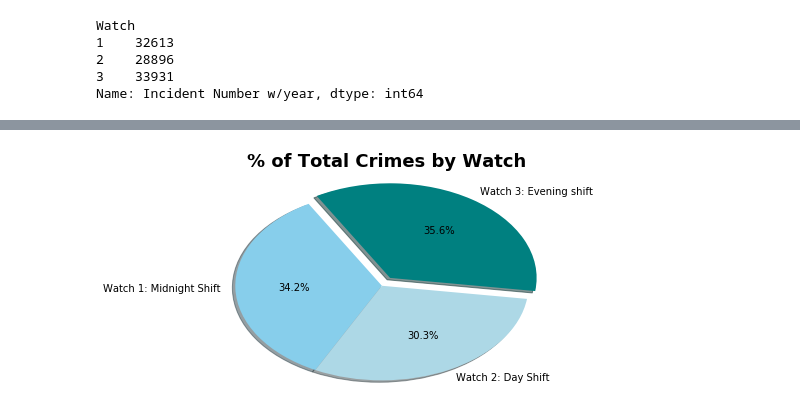
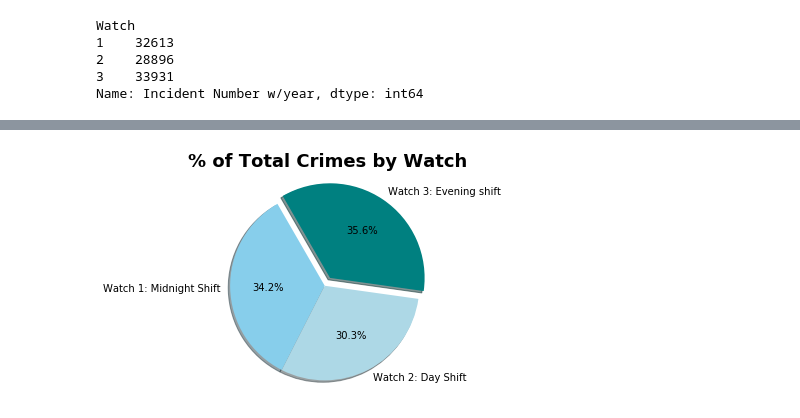
Before and after one commit to benjaminpodell/Project_1, a Jupyter notebook: groupb_beta.ipynb, the cells around one changed output, grey strips where cells are left out. Drawn from its saved outputs; the diff is of its cells as text; code cells hidden in the pictures.

```diff
--- a/groupb_beta.ipynb
+++ b/groupb_beta.ipynb
@@ -119,7 +119,7 @@ minutes_time_df.head()
 | 4 | 528 | 528 |
 # %%
 #make a response_time_minutes using the minutes_time_df
-response_time_minutes = time_df['Dispatch'] - time_df['Incident']
+response_time_minutes = minutes_time_df['Dispatch'] - minutes_time_df['Incident']
 response_time_minutes.head()
 # %% [output]
 0     96
@@ -130,9 +130,9 @@ response_time_minutes.head()
 dtype: int64
 # %%
 #Add the dispatch_time_minutes, incident_time_minutes and response_time_minutes to the police_df
-police_df['Time_of_Dispatch'] = dispatch_total
-police_df['Time_of_Incident'] = incident_total
-police_df['Response_Time'] = response_time
+police_df['Time_of_Dispatch'] = dispatch_time_minutes
+police_df['Time_of_Incident'] = incident_time_minutes
+police_df['Response_Time'] = response_time_minutes
 # %%
 police_df.head()
 # %% [output]
@@ -304,15 +304,15 @@ Name: Call (911) Problem, dtype: int64
 # %%
 total_crimes_by_watch= police_df.groupby('Watch')['Incident Number w/year'].count()
 type_labels = 'Watch 1: Midnight Shift', 'Watch 2: Day Shift', 'Watch 3: Evening shift'
 colors = ['skyblue', 'lightblue', 'teal']
 explode = [.0,.0,.1]
 plt.pie(total_crimes_by_watch, labels= type_labels, colors= colors,
 autopct='%1.1f%%', shadow=True, explode=explode, startangle=120)
 plt.title('% of Total Crimes by Watch', fontsize = 18, fontweight='bold')
-plt.axis("auto")
+plt.axis("equal")
 plt.show()
 # %% [output]
-[figure, old version]
+[figure, new version]
 # %%
 calls.plot(kind="bar", facecolor='darkblue')
 plt.title("Total Number of Incidents By Type", fontsize=18, fontweight='bold')
```
Also changed, not shown: parts of 4 cells of this notebook.
